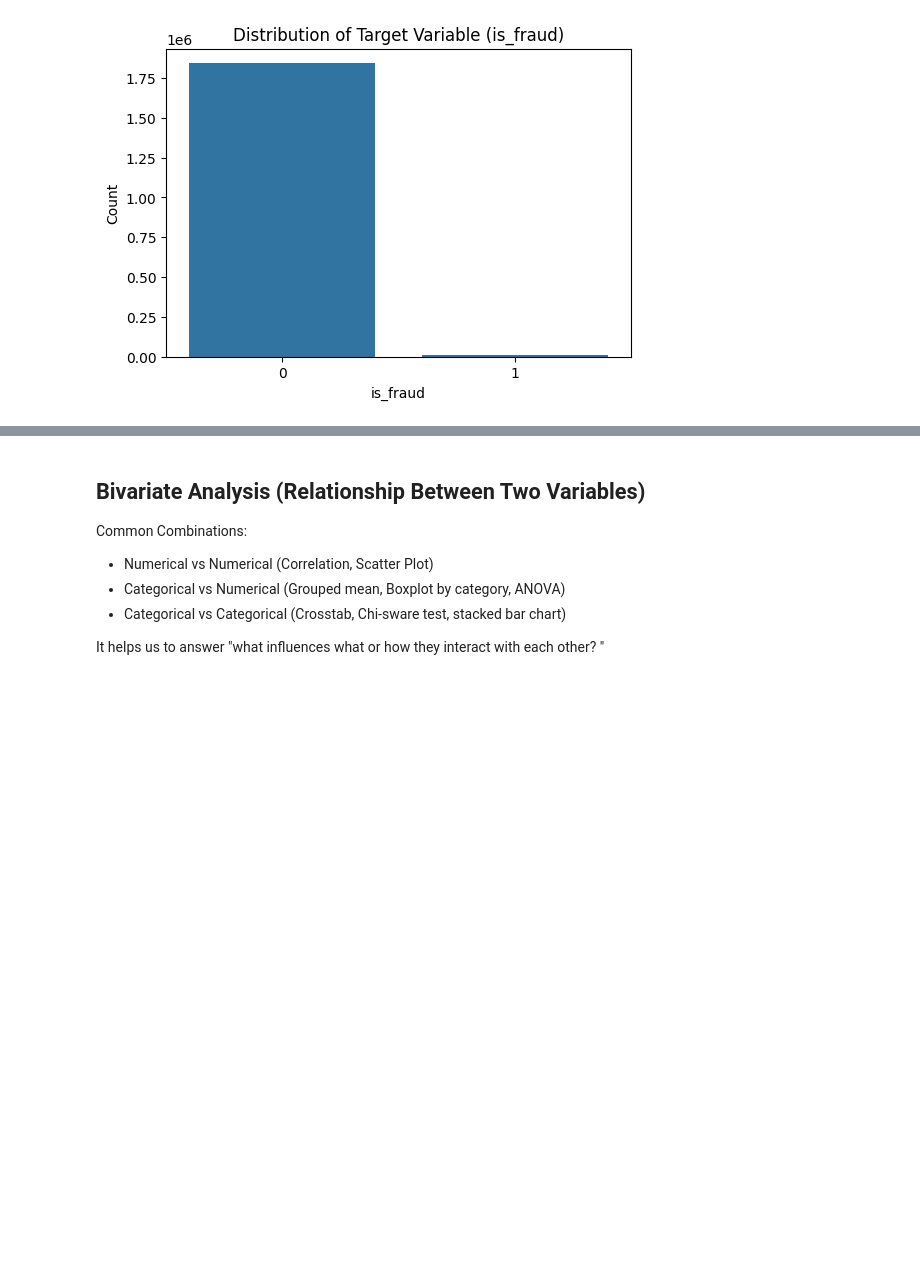
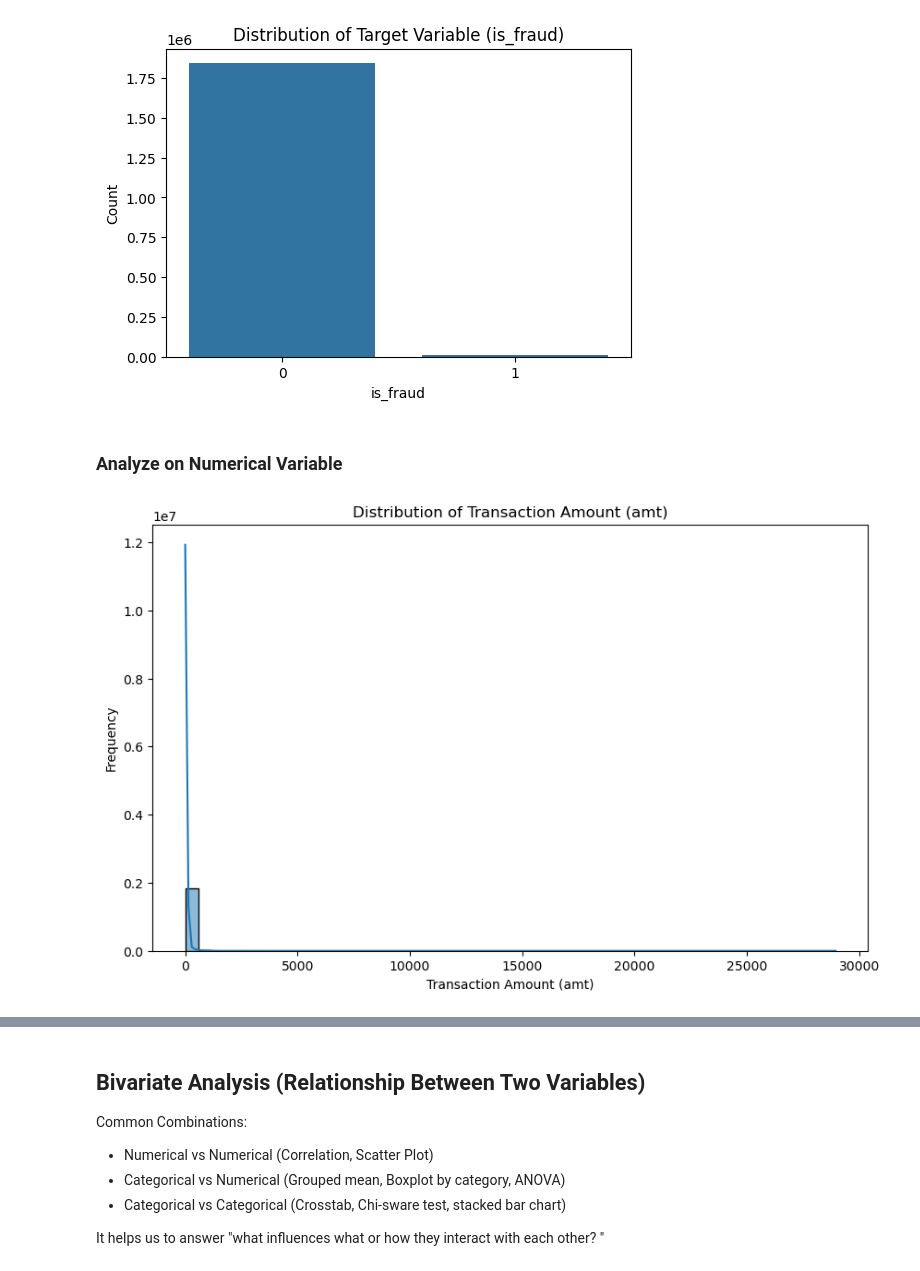
Before and after one commit to PunleuTY/FraudGuard-Analystics, a Jupyter notebook: notebooks/01_eda.ipynb, the cells around one changed output, grey strips where cells are left out. Cells and saved outputs as stored; diff of their text form; code cells hidden in the pictures; blank space fills up the shorter version.

```diff
--- a/notebooks/01_eda.ipynb
+++ b/notebooks/01_eda.ipynb
@@ -255,3 +257,15 @@ plt.ylabel("Count")
 plt.show()
 # %% [output]
 [figure]
+# %% [markdown]
+### Analyze on Numerical Variable
+# %%
+# checking on the distribution of the "amt" feature
+plt.figure(figsize=(10, 6))
+sns.histplot(df["amt"], bins=50, kde=True)
+plt.title("Distribution of Transaction Amount (amt)")
+plt.xlabel("Transaction Amount (amt)")
+plt.ylabel("Frequency")
+plt.show()
+# %% [output]
+[figure, added]
```
Also changed, not shown: parts of 5 cells of this notebook.
